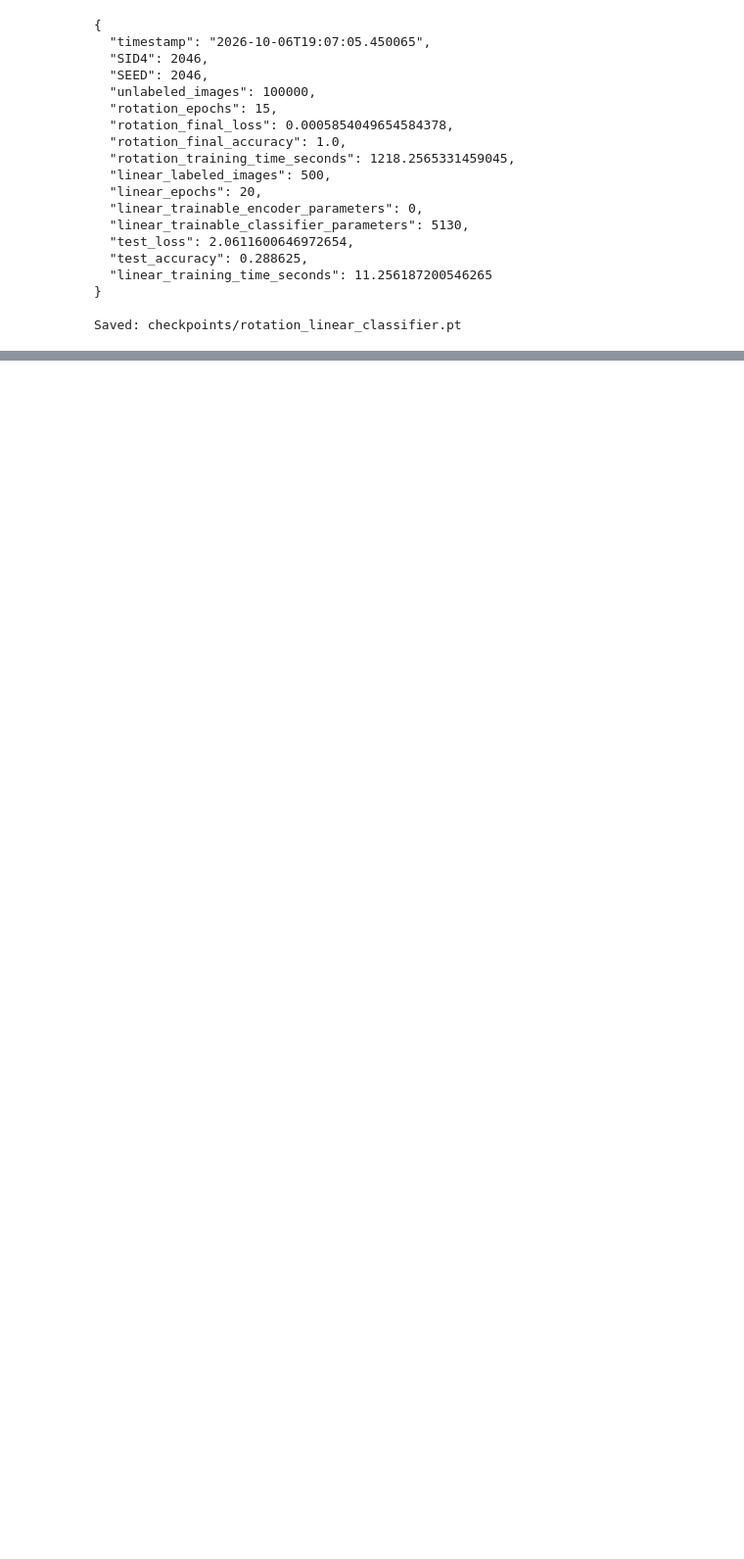
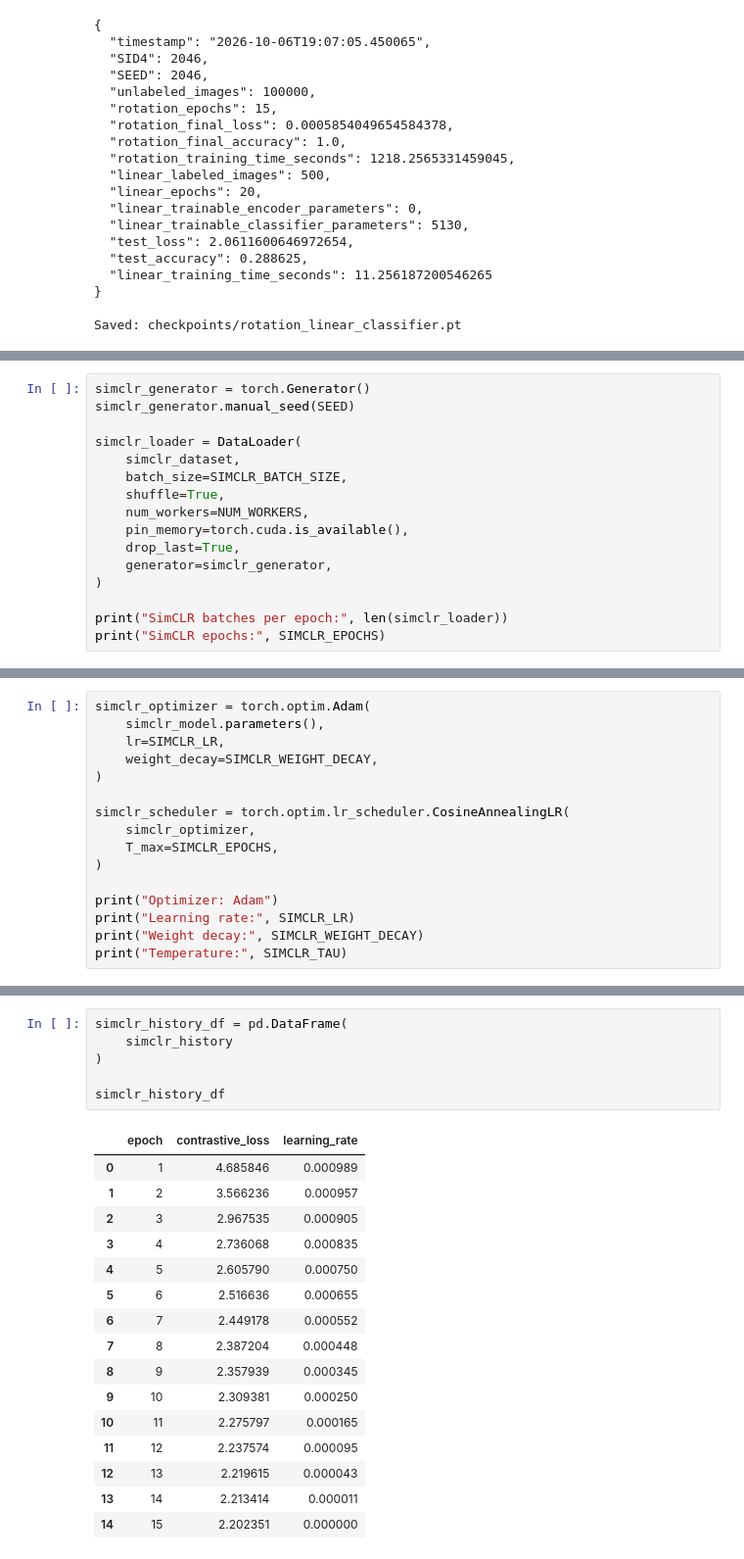
Before and after one commit to DrashtiShah23/data266-2046, a Jupyter notebook: hw6/HW6.ipynb, the cells around one changed output, grey strips where cells are left out. Shown at 98% size. Cells and saved outputs as stored; diff of their text form; blank space fills up the shorter version.

Commit message:
Add SimCLR contrastive pretraining and linear evaluation

```diff
--- a/hw6/HW6.ipynb
+++ b/hw6/HW6.ipynb
@@ -1115,0 +1223,16 @@ Saved: checkpoints/rotation_linear_classifier.pt
+# %%
+simclr_generator = torch.Generator()
+simclr_generator.manual_seed(SEED)
+
+simclr_loader = DataLoader(
+    simclr_dataset,
+    batch_size=SIMCLR_BATCH_SIZE,
+    shuffle=True,
+    num_workers=NUM_WORKERS,
+    pin_memory=torch.cuda.is_available(),
+    drop_last=True,
+    generator=simclr_generator,
+)
+
+print("SimCLR batches per epoch:", len(simclr_loader))
+print("SimCLR epochs:", SIMCLR_EPOCHS)
@@ -1115,0 +1359,16 @@ Saved: checkpoints/rotation_linear_classifier.pt
+# %%
+simclr_optimizer = torch.optim.Adam(
+    simclr_model.parameters(),
+    lr=SIMCLR_LR,
+    weight_decay=SIMCLR_WEIGHT_DECAY,
+)
+
+simclr_scheduler = torch.optim.lr_scheduler.CosineAnnealingLR(
+    simclr_optimizer,
+    T_max=SIMCLR_EPOCHS,
+)
+
+print("Optimizer: Adam")
+print("Learning rate:", SIMCLR_LR)
+print("Weight decay:", SIMCLR_WEIGHT_DECAY)
+print("Temperature:", SIMCLR_TAU)
@@ -1115,0 +1492,23 @@ Saved: checkpoints/rotation_linear_classifier.pt
+# %%
+simclr_history_df = pd.DataFrame(
+    simclr_history
+)
+
+simclr_history_df
+# %% [output]
+|  | epoch | contrastive_loss | learning_rate |
+| 0 | 1 | 4.685846 | 0.000989 |
+| 1 | 2 | 3.566236 | 0.000957 |
+| 2 | 3 | 2.967535 | 0.000905 |
+| 3 | 4 | 2.736068 | 0.000835 |
+| 4 | 5 | 2.605790 | 0.000750 |
+| 5 | 6 | 2.516636 | 0.000655 |
+| 6 | 7 | 2.449178 | 0.000552 |
+| 7 | 8 | 2.387204 | 0.000448 |
+| 8 | 9 | 2.357939 | 0.000345 |
+| 9 | 10 | 2.309381 | 0.000250 |
+| 10 | 11 | 2.275797 | 0.000165 |
+| 11 | 12 | 2.237574 | 0.000095 |
+| 12 | 13 | 2.219615 | 0.000043 |
+| 13 | 14 | 2.213414 | 0.000011 |
+| 14 | 15 | 2.202351 | 0.000000 |
```
Also changed, not shown: parts of 17 cells of this notebook.
